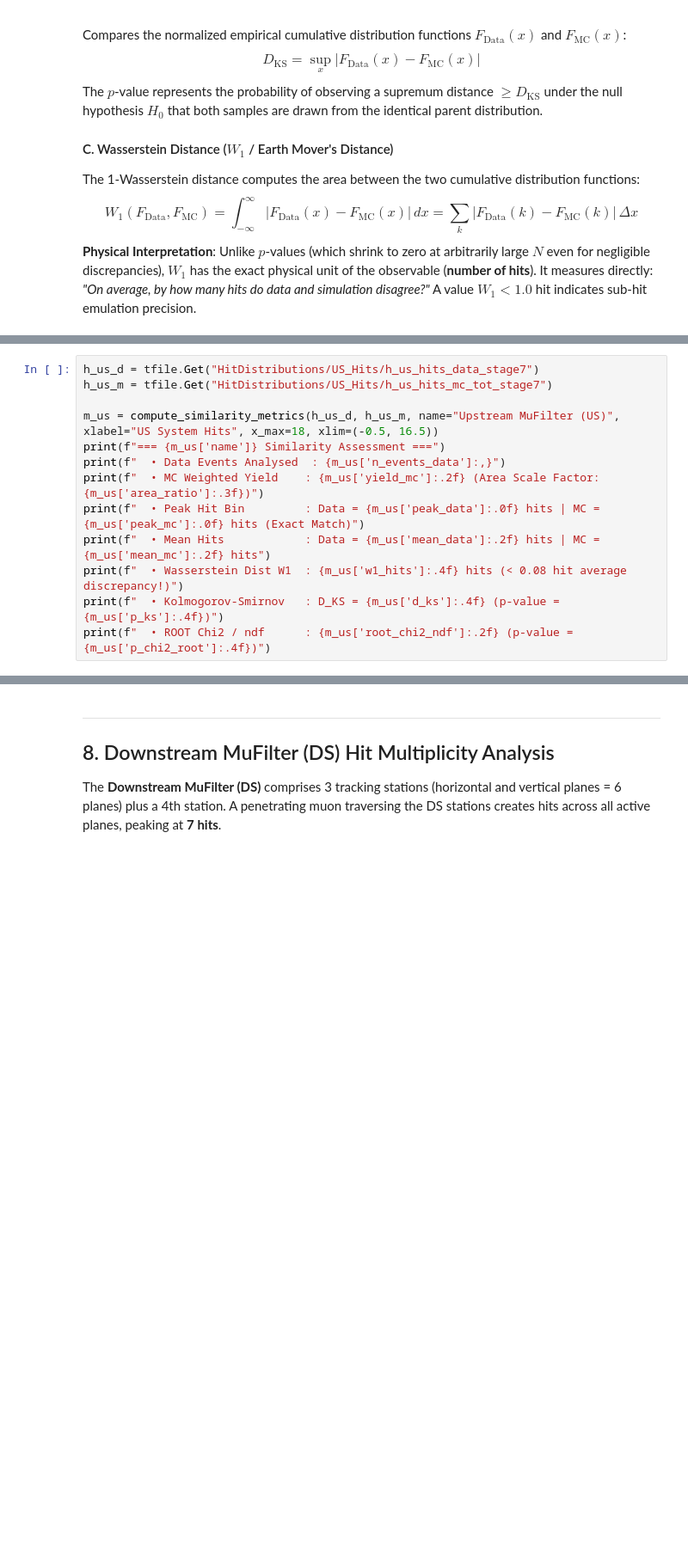
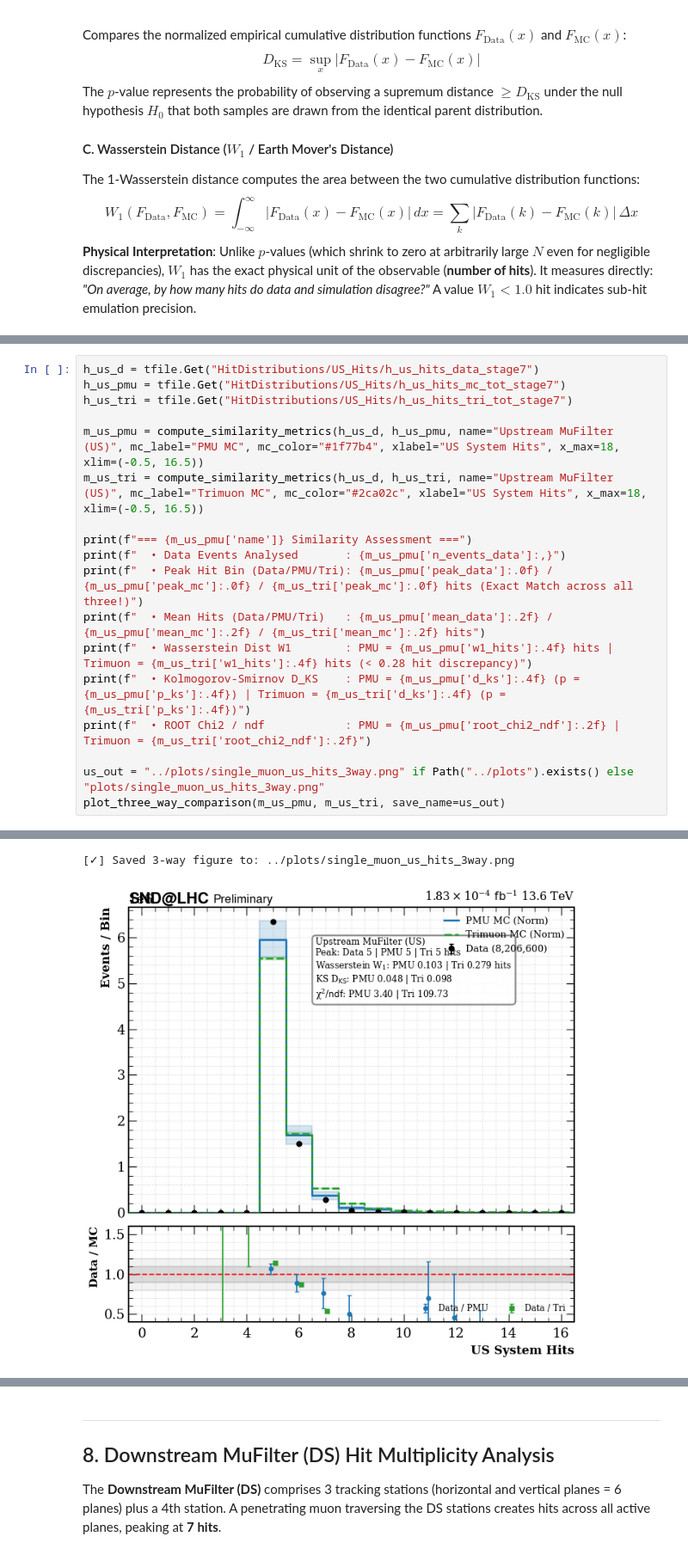
Before and after one commit to idionisov/sndTridentCrossCheck, a Jupyter notebook: notebooks/single_muon.ipynb, the cells around one changed output, grey strips where cells are left out. Shown at 86% size. Drawn from its saved outputs; the diff is of its cells as text; blank space fills up the shorter version.

```diff
--- a/notebooks/single_muon.ipynb
+++ b/notebooks/single_muon.ipynb
@@ -360,15 +517,20 @@ For a penetrating minimum ionizing muon to reach the downstream muon filter and
 # %%
 h_us_d = tfile.Get("HitDistributions/US_Hits/h_us_hits_data_stage7")
-h_us_m = tfile.Get("HitDistributions/US_Hits/h_us_hits_mc_tot_stage7")
+h_us_pmu = tfile.Get("HitDistributions/US_Hits/h_us_hits_mc_tot_stage7")
+h_us_tri = tfile.Get("HitDistributions/US_Hits/h_us_hits_tri_tot_stage7")
 
-m_us = compute_similarity_metrics(h_us_d, h_us_m, name="Upstream MuFilter (US)", xlabel="US System Hits", x_max=18, xlim=(-0.5, 16.5))
-print(f"=== {m_us['name']} Similarity Assessment ===")
-print(f"  • Data Events Analysed  : {m_us['n_events_data']:,}")
-print(f"  • MC Weighted Yield    : {m_us['yield_mc']:.2f} (Area Scale Factor: {m_us['area_ratio']:.3f})")
-print(f"  • Peak Hit Bin         : Data = {m_us['peak_data']:.0f} hits | MC = {m_us['peak_mc']:.0f} hits (Exact Match)")
-print(f"  • Mean Hits            : Data = {m_us['mean_data']:.2f} hits | MC = {m_us['mean_mc']:.2f} hits")
-print(f"  • Wasserstein Dist W1  : {m_us['w1_hits']:.4f} hits (< 0.08 hit average discrepancy!)")
-print(f"  • Kolmogorov-Smirnov   : D_KS = {m_us['d_ks']:.4f} (p-value = {m_us['p_ks']:.4f})")
-print(f"  • ROOT Chi2 / ndf      : {m_us['root_chi2_ndf']:.2f} (p-value = {m_us['p_chi2_root']:.4f})")
+m_us_pmu = compute_similarity_metrics(h_us_d, h_us_pmu, name="Upstream MuFilter (US)", mc_label="PMU MC", mc_color="#1f77b4", xlabel="US System Hits", x_max=18, xlim=(-0.5, 16.5))
+m_us_tri = compute_similarity_metrics(h_us_d, h_us_tri, name="Upstream MuFilter (US)", mc_label="Trimuon MC", mc_color="#2ca02c", xlabel="US System Hits", x_max=18, xlim=(-0.5, 16.5))
+
+print(f"=== {m_us_pmu['name']} Similarity Assessment ===")
+print(f"  • Data Events Analysed       : {m_us_pmu['n_events_data']:,}")
+print(f"  • Peak Hit Bin (Data/PMU/Tri): {m_us_pmu['peak_data']:.0f} / {m_us_pmu['peak_mc']:.0f} / {m_us_tri['peak_mc']:.0f} hits (Exact Match across all three!)")
+print(f"  • Mean Hits (Data/PMU/Tri)   : {m_us_pmu['mean_data']:.2f} / {m_us_pmu['mean_mc']:.2f} / {m_us_tri['mean_mc']:.2f} hits")
+print(f"  • Wasserstein Dist W1        : PMU = {m_us_pmu['w1_hits']:.4f} hits | Trimuon = {m_us_tri['w1_hits']:.4f} hits (< 0.28 hit discrepancy)")
+print(f"  • Kolmogorov-Smirnov D_KS    : PMU = {m_us_pmu['d_ks']:.4f} (p = {m_us_pmu['p_ks']:.4f}) | Trimuon = {m_us_tri['d_ks']:.4f} (p = {m_us_tri['p_ks']:.4f})")
+print(f"  • ROOT Chi2 / ndf            : PMU = {m_us_pmu['root_chi2_ndf']:.2f} | Trimuon = {m_us_tri['root_chi2_ndf']:.2f}")
+
+us_out = "../plots/single_muon_us_hits_3way.png" if Path("../plots").exists() else "plots/single_muon_us_hits_3way.png"
+plot_three_way_comparison(m_us_pmu, m_us_tri, save_name=us_out)
 # %% [output]
 === Upstream MuFilter (US) Similarity Assessment ===
@@ -384,0 +545,2 @@ Info in <TH1D::Chi2TestX>: There is a bin in h2 with less than 10 effective even
+[✓] Saved 3-way figure to: ../plots/single_muon_us_hits_3way.png
+[figure, added]
```
Also changed, not shown: parts of 20 cells of this notebook, 3 other files.
